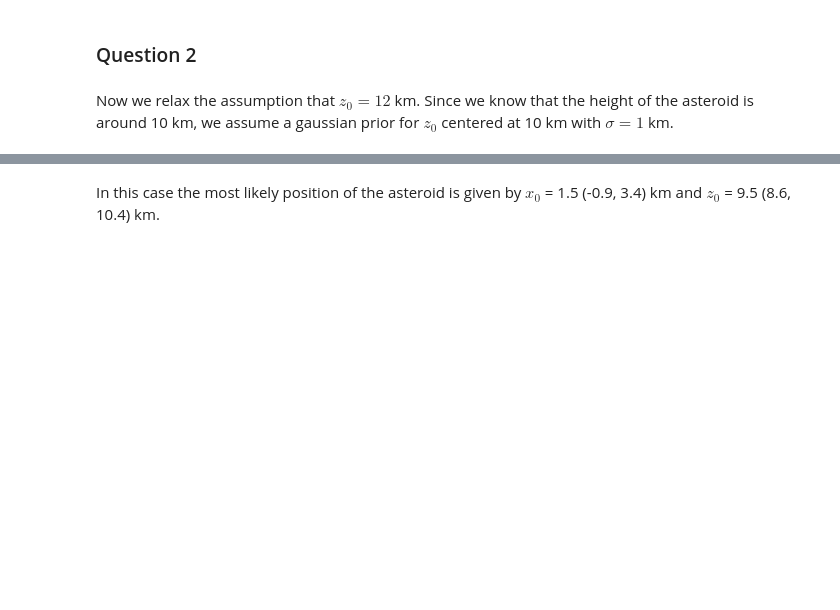
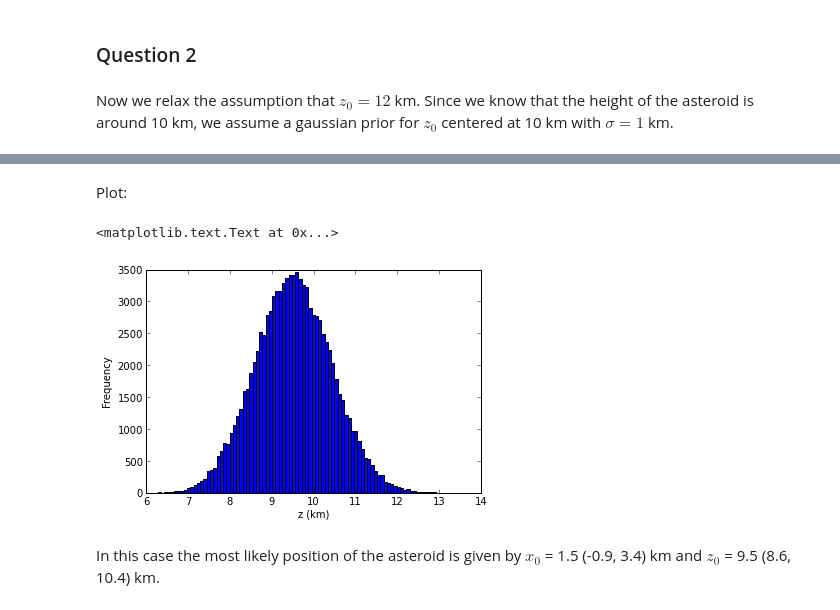
Before and after one commit to vrg/hm_redo, a Jupyter notebook: HM5.ipynb, the cells around one changed output, grey strips where cells are left out. Saved outputs shown, nothing was run; the diff lists cells and outputs as text; code cells hidden in the pictures; blank space fills up the shorter version.

```diff
--- a/HM5.ipynb
+++ b/HM5.ipynb
@@ -285,3 +272,17 @@ z = 9.55784 (8.6282, 10.4538)
+# %% [markdown]
+Plot:
+# %%
+# Plot
+binwidth = bin_edges[1] - bin_edges[0]
+ax = pylab.axes()
+ax.bar(bin_edges[:-1], freq, width=binwidth)
+
+#ax.set_xlim(-10,10)
+ax.set_xlabel('z (km)')
+ax.set_ylabel('Frequency')
+# %% [output]
+<matplotlib.text.Text at 0x...>
+[figure, added]
 # %% [markdown]
 In this case the most likely position of the asteroid is given by $x_0$ = 1.5 (-0.9, 3.4) km and $z_0$ = 9.5 (8.6, 10.4) km.
 # %% [markdown]
```
Also changed, not shown: parts of 46 cells of this notebook.
